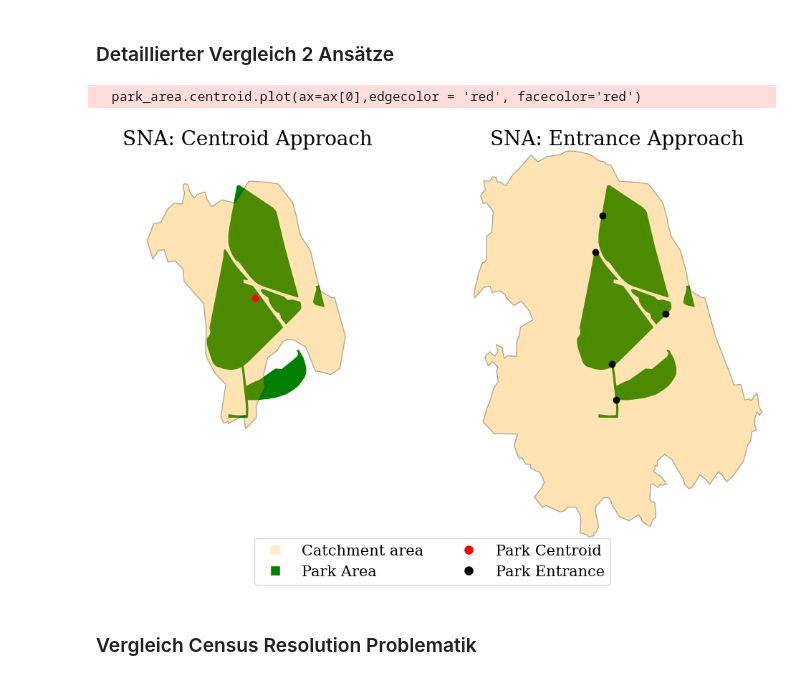
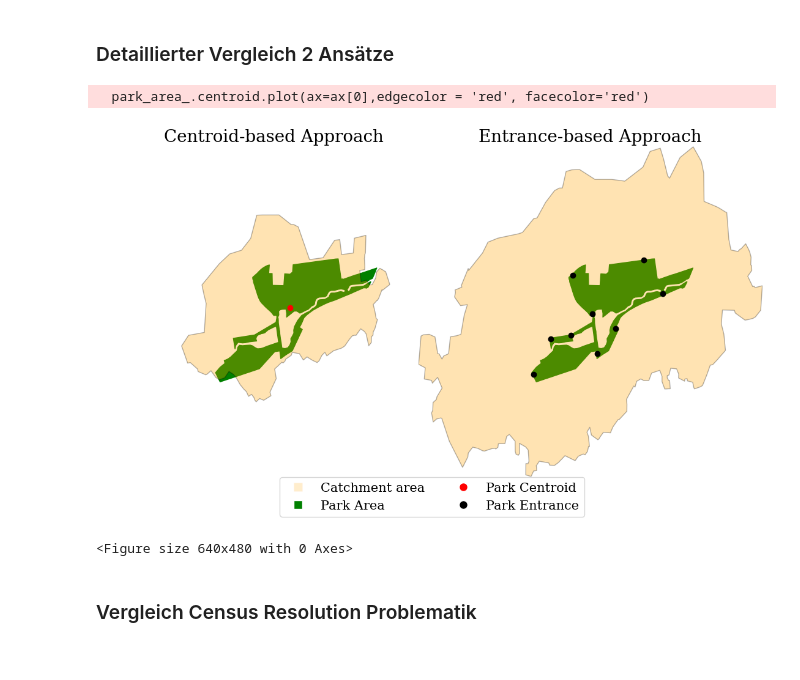
Before and after one commit to NicoLanghans/Master-Thesis, a Jupyter notebook: visualizations/maps.ipynb, the cells around one changed output. Saved outputs shown, nothing was run; the diff lists cells and outputs as text; code cells hidden in the pictures.

```diff
--- a/visualizations/maps.ipynb
+++ b/visualizations/maps.ipynb
@@ -171,3 +173,9 @@ census_bbox.head(2)
 |  | Einwohner | Alter_D | unter18_A | ab65_A | Auslaender_A | HHGroesse_D | Leerstandsquote | Wohnfl_Bew_D | ... |
 | 0 | 3 | -9.0 | 0.0 | 0.0 | 0.0 | -1.0 | -1.0 | -9.0 | ... |
 | 1 | 3 | -9.0 | 0.0 | 100.0 | 0.0 | -1.0 | -1.0 | -9.0 | ... |
+# %%
+park_areas = park_areas.drop(park_areas[park_areas.name == 'Oejendorfer Park'].index)
+park_areas = park_areas.drop(park_areas[park_areas.name == 'oejendorfer Park'].index)
+park_areas = park_areas.drop(park_areas[park_areas.name == 'Stadtpark'].index)
+park_areas = park_areas.drop(park_areas[park_areas.name == 'Altonaer Volkspark'].index)
+park_areas = park_areas.drop(park_areas[park_areas.name == 'Waldpark Marienhoehe'].index)
@@ -195,7 +221,7 @@ park_catchment_areas.head(1)
 | 0 | Alsenpark | POLYGON ((9.94989 53.56839, 9.949... |
 # %%
 # selecting geometrical data from different sources
-park_name = "Horner Rennbahn"
+park_name = "Berner Gutspark"
 CA_entrance_park = park_catchment_areas[park_catchment_areas["name"] == park_name]["geometry"]
 CA_centroid_park = park_centroid_catchment_areas[park_centroid_catchment_areas["name"] == park_name]["geometry"]
 park_area = park_areas[park_areas["name"] == park_name]["geometry"]
@@ -342,57 +371,60 @@ test
 ### Detaillierter Vergleich 2 Ansätze
 # %%
 entrances_df = pd.read_json('../get_park_data/total_park_entrances.json')
-entrances = entrances_df[entrances_df["name"]== park_name]
+park_name_ = "Berner Gutspark"
+park_area_ = park_areas[park_areas["name"] == park_name_]["geometry"]
+entrances = entrances_df[entrances_df["name"]== park_name_]
 
 geometry = [Point(xy) for xy in zip(entrances['long'], entrances['lat'])]
 entrance_points = gpd.GeoDataFrame(entrances, geometry=geometry, crs="EPSG:4326")
 # %%
-
 # Subplots erstellen
 fig, ax = plt.subplots(1, 2, figsize=(20, 7))
 
 # Plot für CA Centroid Park
-park_area.plot(ax=ax[0], edgecolor='green', facecolor='green')
+park_area_.plot(ax=ax[0], edgecolor='green', facecolor='green')
 CA_centroid_park.plot(ax=ax[0], edgecolor='black', facecolor='orange', alpha = 0.3)
-park_area.centroid.plot(ax=ax[0],edgecolor = 'red', facecolor='red')
-ax[0].set_title('SNA: Centroid Approach',fontsize = 20, fontfamily ='serif')
+park_area_.centroid.plot(ax=ax[0],edgecolor = 'red', facecolor='red')
+ax[0].set_title('Centroid-based Approach',fontsize = 20, fontfamily ='serif')
 
 # Plot für CA Entrance Park
-park_area.plot(ax=ax[1], edgecolor='green', facecolor='green')
+park_area_.plot(ax=ax[1], edgecolor='green', facecolor='green')
 CA_entrance_park.plot(ax=ax[1], edgecolor='black', facecolor='orange', alpha = 0.3)
 entrance_points.plot(ax=ax[1],edgecolor = 'black', facecolor='black')
-ax[1].set_title('SNA: Entrance Approach',fontsize = 20, fontfamily ='serif')
+ax[1].set_title('Entrance-based Approach',fontsize = 20, fontfamily ='serif')
 
 # Achsenlimits setzen
 min_x = min(CA_centroid_park.bounds.minx.min(), CA_entrance_park.bounds.minx.min())
 max_x = max(CA_centroid_park.bounds.maxx.max(), CA_entrance_park.bounds.maxx.max())
 min_y = min(CA_centroid_park.bounds.miny.min(), CA_entrance_park.bounds.miny.min())
 max_y = max(CA_centroid_park.bounds.maxy.max(), CA_entrance_park.bounds.maxy.max())
 
 ax[0].set_xlim(min_x, max_x)
 ax[0].set_ylim(min_y, max_y)
 ax[1].set_xlim(min_x, max_x)
 ax[1].set_ylim(min_y, max_y)
 
 
 ax[0].set_axis_off()
 ax[1].set_axis_off()
 plt.subplots_adjust(wspace = -0.5)
 
 # Legend configuration
 legend_elements = [
     Line2D([0], [0], marker='s', color='w', markerfacecolor='orange', alpha = 0.2, markersize=10, label='Catchment area'),
     Line2D([0], [0], marker='s', color='w', markerfacecolor='green', markersize=10, label='Park Area'),
     Line2D([0], [0], marker='o', color='w', markerfacecolor='red', markersize=10, label='Park Centroid'),
     Line2D([0], [0], marker='o', color='w', markerfacecolor='black', markersize=10, label='Park Entrance')
 ]
 
 fig.legend(handles=legend_elements, loc='lower center', prop = FontProperties(family='serif', size = 15),ncol=2)
 
 plt.show()
+plt.savefig('approach_overview_2types.png')
 # %% [output]
-  park_area.centroid.plot(ax=ax[0],edgecolor = 'red', facecolor='red')
+  park_area_.centroid.plot(ax=ax[0],edgecolor = 'red', facecolor='red')
-[figure, old version]
+[figure, new version]
+<Figure size 640x480 with 0 Axes>
 # %% [markdown]
 ### Vergleich Census Resolution Problematik
 # %%
```
Also changed, not shown: parts of 6 cells of this notebook, 15 other files.
